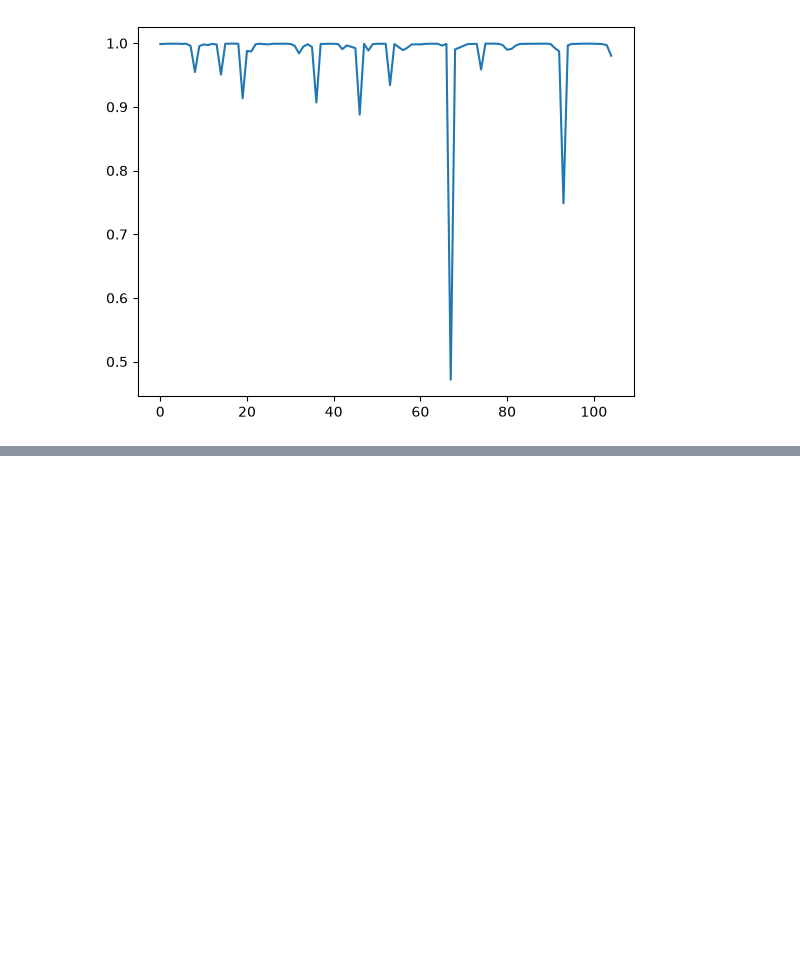
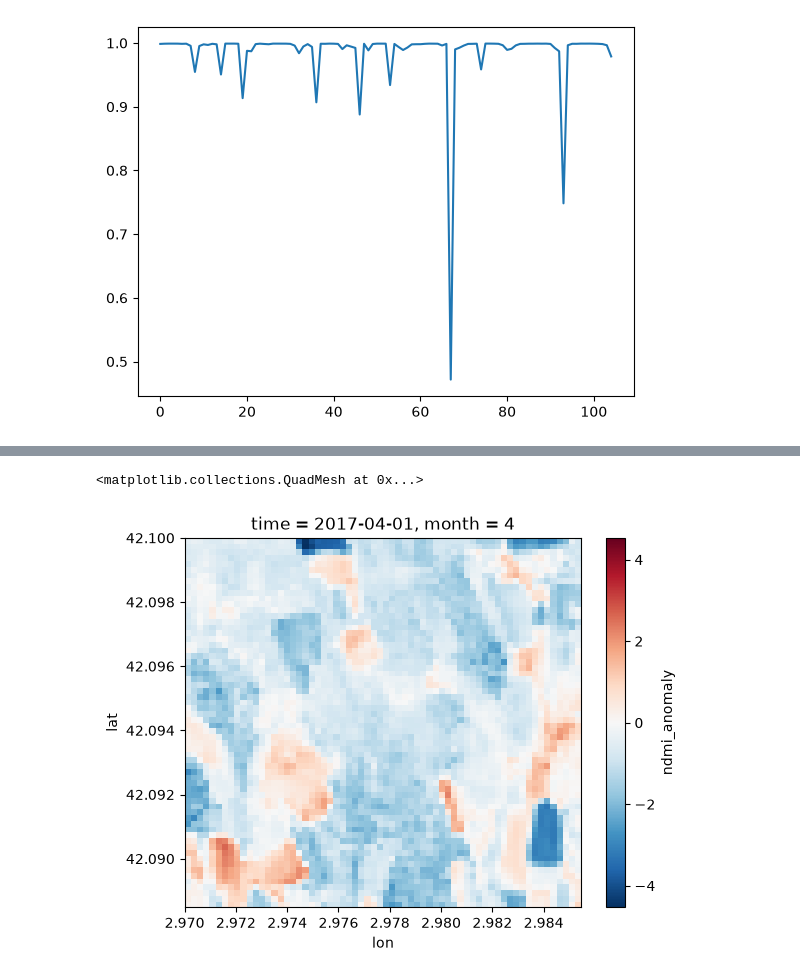
Before and after one commit to davidcirauqui/drought_forecast, a Jupyter notebook: main.ipynb, the cells around one changed output, grey strips where cells are left out. Cells and saved outputs as stored; diff of their text form; code cells hidden in the pictures; blank space fills up the shorter version.

```diff
--- a/main.ipynb
+++ b/main.ipynb
@@ -128,0 +167,5 @@ plt.tight_layout()
+# %%
+# encode month in sin and cos, to make the calendar circular (january 1
+# must be next to december 12), thus to avoid a model to learn a sharp jump
+cube["month_sin"] = np.sin(cube.time.dt.month * 2 * np.pi / 12)
+cube["month_cos"] = np.cos(cube.time.dt.month * 2 * np.pi / 12)
@@ -128,0 +178,8 @@ plt.tight_layout()
+# %%
+# read data
+tile = cube.isel(lat = slice(0, 64), lon = slice(0, 64), time = 0).load()
+# july = cube.ndmi_anomaly.sel(time = "2023-07-01").load()
+tile.ndmi_anomaly.plot()
+# %% [output]
+<matplotlib.collections.QuadMesh at 0x...>
+[figure, added]
```
Also changed, not shown: parts of 8 cells of this notebook.
